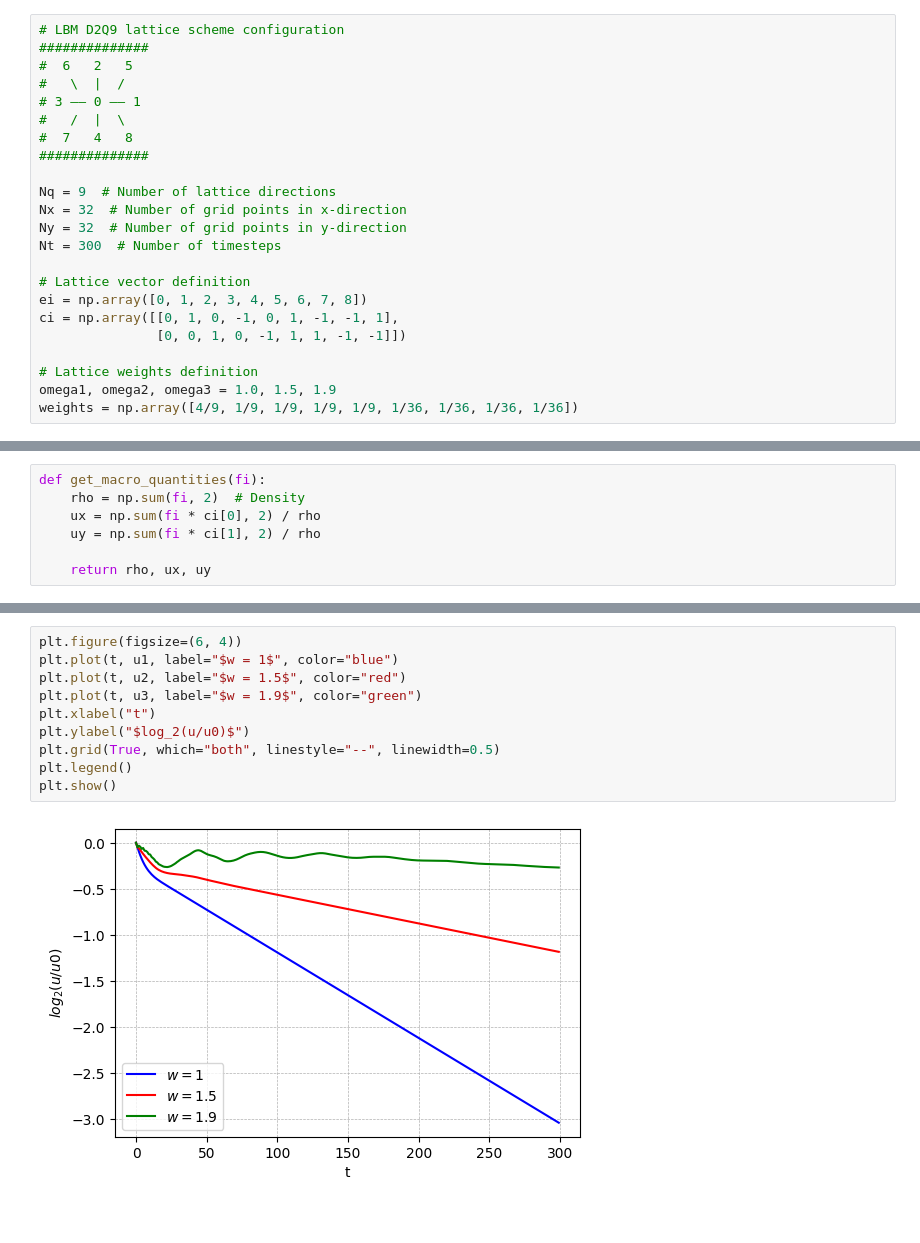
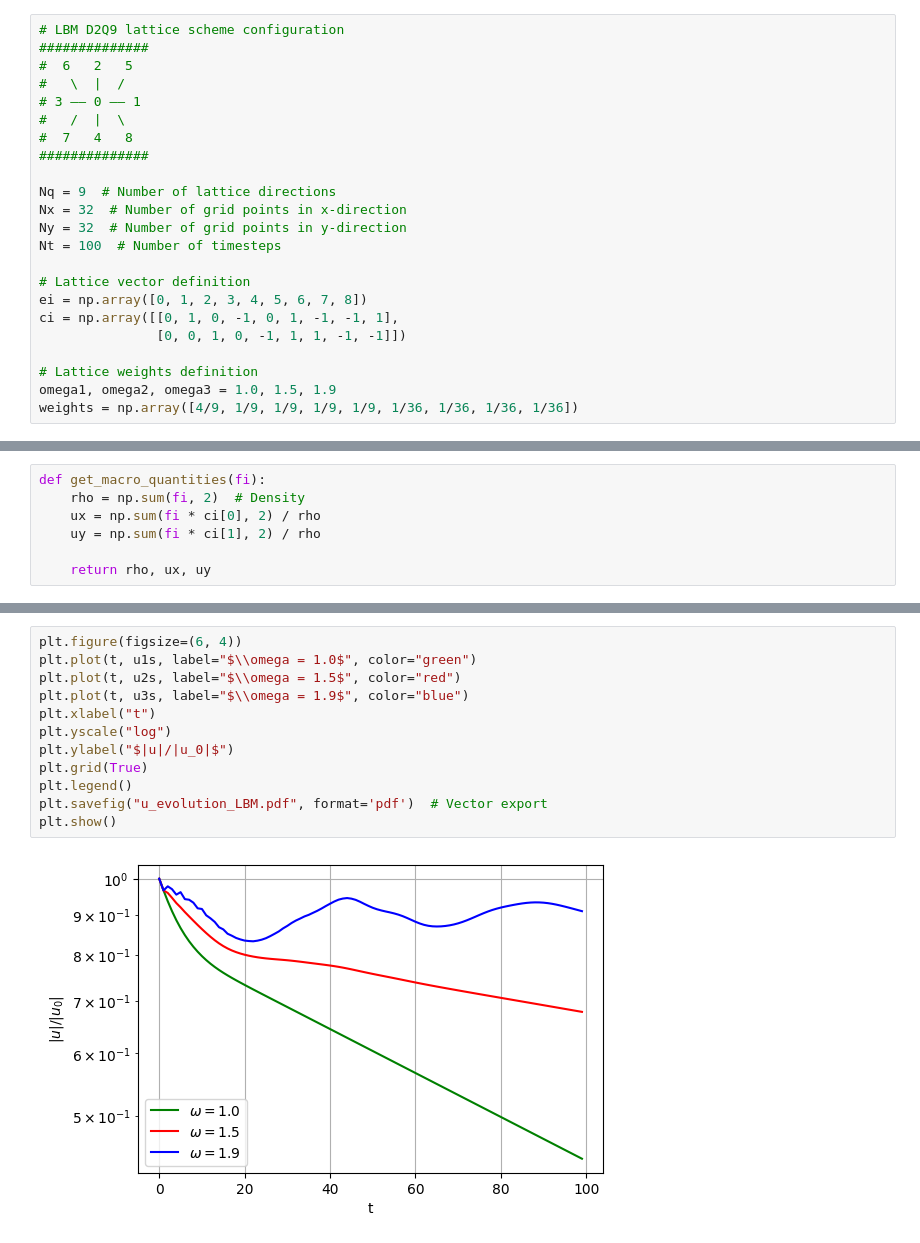
Before and after one commit to Harmon9802/QuantumLBM, a Jupyter notebook: classical_kolmogorov/kolmogorov_exact_xy.ipynb, the cells around one changed output, grey strips where cells are left out. Drawn from its saved outputs; the diff is of its cells as text.

```diff
--- a/classical_kolmogorov/kolmogorov_exact_xy.ipynb
+++ b/classical_kolmogorov/kolmogorov_exact_xy.ipynb
@@ -15,7 +15,7 @@ from matplotlib.animation import FuncAnimation
 Nq = 9  # Number of lattice directions
 Nx = 32  # Number of grid points in x-direction
 Ny = 32  # Number of grid points in y-direction
-Nt = 300  # Number of timesteps
+Nt = 100  # Number of timesteps
 
 # Lattice vector definition
 ei = np.array([0, 1, 2, 3, 4, 5, 6, 7, 8])
@@ -144,12 +149,14 @@ for it in range(Nt):
 # %%
 plt.figure(figsize=(6, 4))
-plt.plot(t, u1, label="$w = 1$", color="blue")
-plt.plot(t, u2, label="$w = 1.5$", color="red")
-plt.plot(t, u3, label="$w = 1.9$", color="green")
+plt.plot(t, u1s, label="$\\omega = 1.0$", color="green")
+plt.plot(t, u2s, label="$\\omega = 1.5$", color="red")
+plt.plot(t, u3s, label="$\\omega = 1.9$", color="blue")
 plt.xlabel("t")
-plt.ylabel("$log_2(u/u0)$")
-plt.grid(True, which="both", linestyle="--", linewidth=0.5)
+plt.yscale("log")
+plt.ylabel("$|u|/|u_0|$")
+plt.grid(True)
 plt.legend()
+plt.savefig("u_evolution_LBM.pdf", format='pdf')  # Vector export
 plt.show()
 # %% [output]
-[figure, old version]
+[figure, new version]
```
Also changed, not shown: parts of 3 cells of this notebook, 15 other files.
